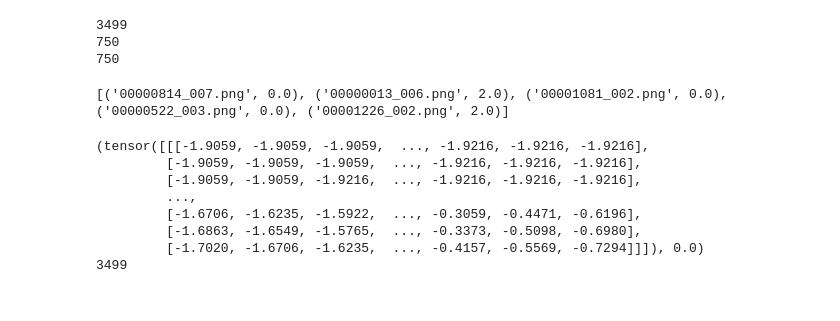
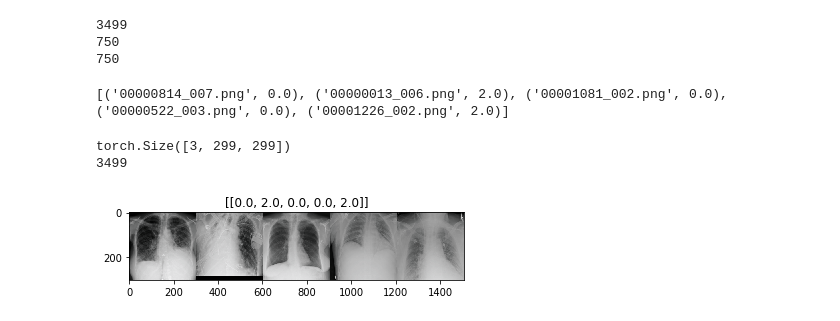
Before and after one commit to justinxu421/medtech_hackathon, a Jupyter notebook: wrapper_test.ipynb, the cells around one changed output. Cells and saved outputs as stored; diff of their text form; code cells hidden in the pictures.

```diff
--- a/wrapper_test.ipynb
+++ b/wrapper_test.ipynb
@@ -30,12 +44,31 @@ train_dataset = XRAY(image_folder, train_filenames)
 # %%
-print(train_dataset[0])
+print(train_dataset[0][0].shape)
 print(len(train_dataset))
 # %% [output]
-(tensor([[[-1.9059, -1.9059, -1.9059,  ..., -1.9216, -1.9216, -1.9216],
-         [-1.9059, -1.9059, -1.9059,  ..., -1.9216, -1.9216, -1.9216],
-         [-1.9059, -1.9059, -1.9216,  ..., -1.9216, -1.9216, -1.9216],
-         ...,
-         [-1.6706, -1.6235, -1.5922,  ..., -0.3059, -0.4471, -0.6196],
-         [-1.6863, -1.6549, -1.5765,  ..., -0.3373, -0.5098, -0.6980],
-         [-1.7020, -1.6706, -1.6235,  ..., -0.4157, -0.5569, -0.7294]]]), 0.0)
+torch.Size([3, 299, 299])
 3499
+# %%
+trainset_loader = DataLoader(train_dataset, batch_size=5, shuffle=False, num_workers=8)
+# %%
+def imshow(inp, title=None):
+    """Imshow for Tensor."""
+    inp = inp.numpy().transpose((1, 2, 0))
+    mean = np.array([0.485, 0.456, 0.406])
+    std = np.array([0.229, 0.224, 0.225])
+    inp = std * inp + mean
+    inp = np.clip(inp, 0, 1)
+    plt.imshow(inp)
+    if title is not None:
+        plt.title(title)
+    plt.pause(0.001)  # pause a bit so that plots are updated
+
+
+# Get a batch of training data
+inputs, scores = next(iter(trainset_loader))
+
+# Make a grid from batch
+out = torchvision.utils.make_grid(inputs)
+
+imshow(out, title=[scores.tolist()])
+# %% [output]
+[figure, added]
```
Also changed, not shown: parts of 8 cells of this notebook, 3 other files.
